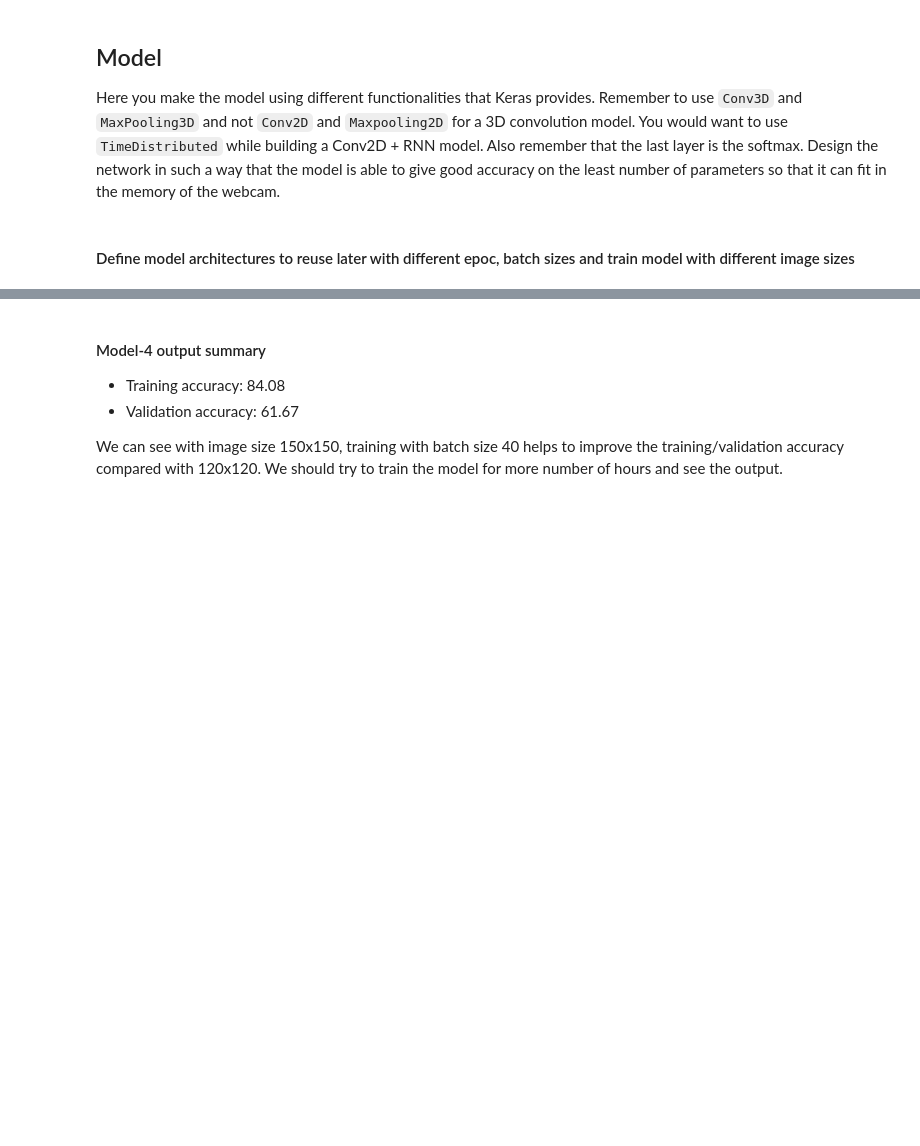
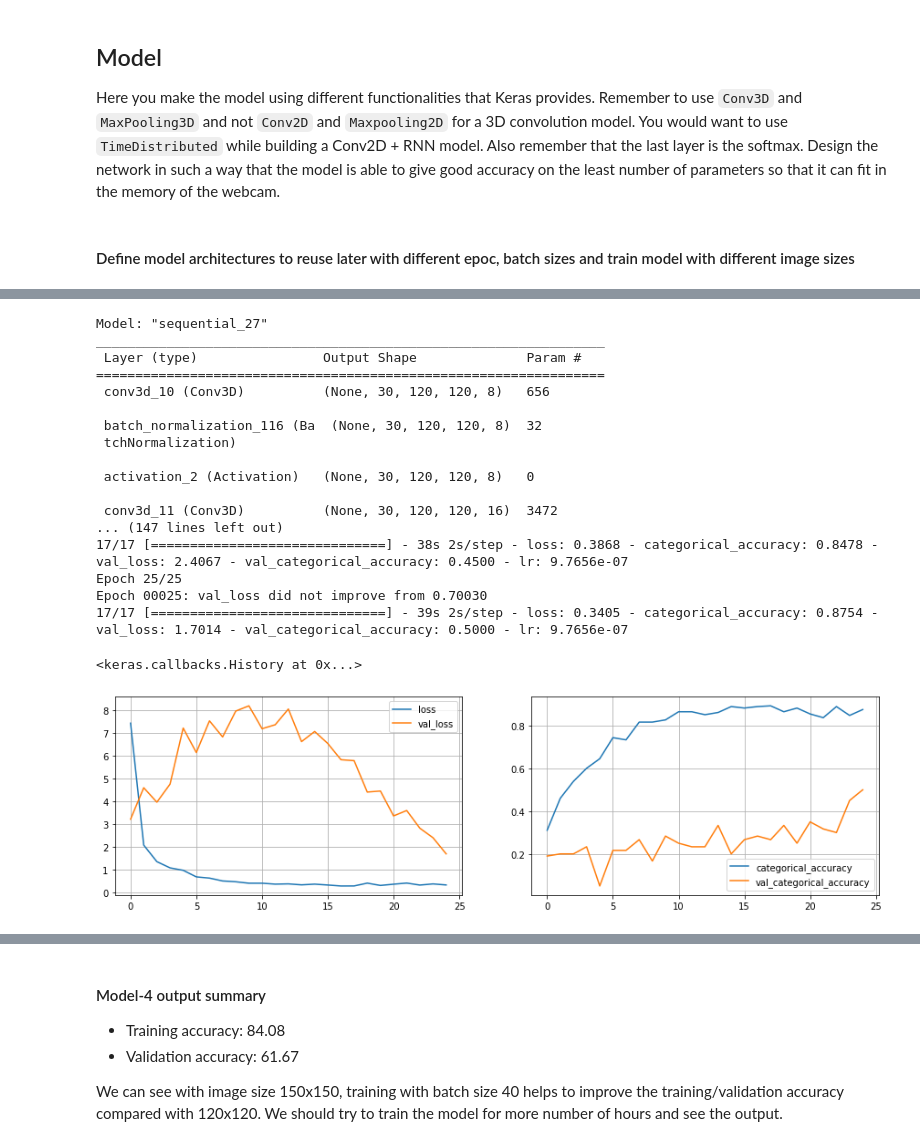
Before and after one commit to ps2420/cnn_gesture_recognition, a Jupyter notebook: Neural_Nets_Project_Starter_Code.ipynb, the cells around one changed output, grey strips where cells are left out. Drawn from its saved outputs; the diff is of its cells as text; code cells hidden in the pictures; blank space fills up the shorter version.

```diff
--- a/Neural_Nets_Project_Starter_Code.ipynb
+++ b/Neural_Nets_Project_Starter_Code.ipynb
@@ -356,0 +448,26 @@ We should try to experiment with more number of epochs and with different batch
+# %%
+# Define model architecture with num_epoch, batch_size, input image size
+model_2 = model_architecture(25, 40, 120)
+model_2.define_conv3d_architecture_1();
+print('\n\n=========== Training the model ===========\n\n')
+model_2.execute()
+# %% [output]
+Model: "sequential_27"
+_________________________________________________________________
+ Layer (type)                Output Shape              Param #
+=================================================================
+ conv3d_10 (Conv3D)          (None, 30, 120, 120, 8)   656
+
+ batch_normalization_116 (Ba  (None, 30, 120, 120, 8)  32
+ tchNormalization)
+
+ activation_2 (Activation)   (None, 30, 120, 120, 8)   0
+
+ conv3d_11 (Conv3D)          (None, 30, 120, 120, 16)  3472
+... (147 lines left out)
+17/17 [==============================] - 38s 2s/step - loss: 0.3868 - categorical_accuracy: 0.8478 - val_loss: 2.4067 - val_categorical_accuracy: 0.4500 - lr: 9.7656e-07
+Epoch 25/25
+Epoch 00025: val_loss did not improve from 0.70030
+17/17 [==============================] - 39s 2s/step - loss: 0.3405 - categorical_accuracy: 0.8754 - val_loss: 1.7014 - val_categorical_accuracy: 0.5000 - lr: 9.7656e-07
+<keras.callbacks.History at 0x...>
+[figure, added]
```
Also changed, not shown: parts of 61 cells of this notebook.
